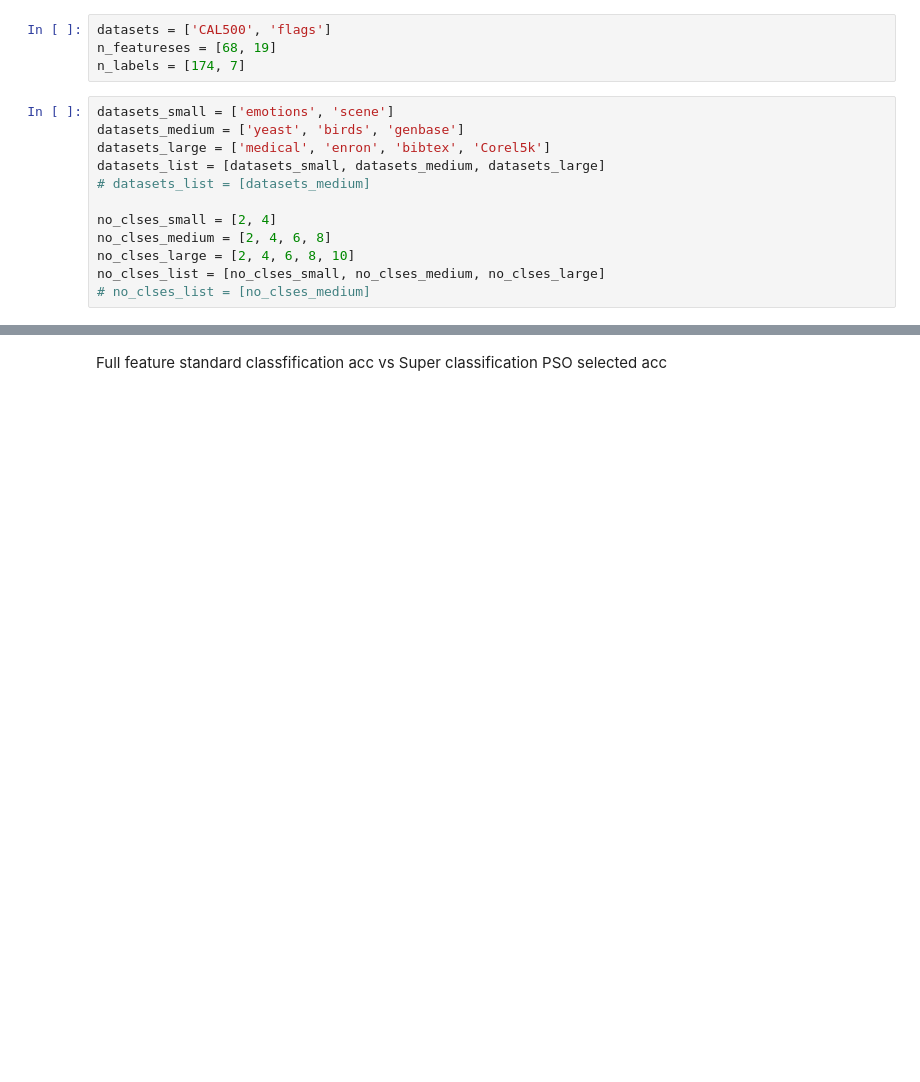
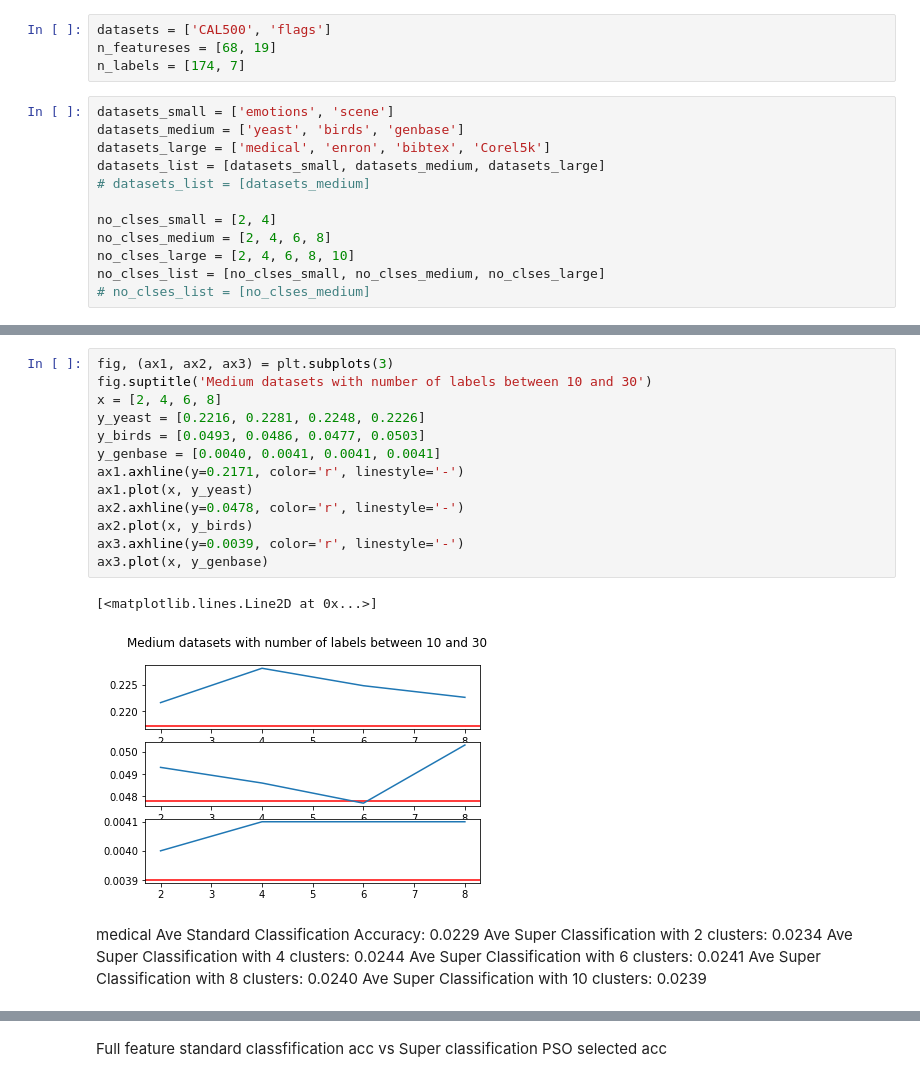
Before and after one commit to faylu-nz/Super_label_PSO_ML_FS, a Jupyter notebook: super_label.ipynb, the cells around one changed output, grey strips where cells are left out. Drawn from its saved outputs; the diff is of its cells as text; blank space fills up the shorter version.

```diff
--- a/super_label.ipynb
+++ b/super_label.ipynb
@@ -830,0 +787,24 @@ plt.show()
+# %%
+fig, (ax1, ax2, ax3) = plt.subplots(3)
+fig.suptitle('Medium datasets with number of labels between 10 and 30')
+x = [2, 4, 6, 8]
+y_yeast = [0.2216, 0.2281, 0.2248, 0.2226]
+y_birds = [0.0493, 0.0486, 0.0477, 0.0503]
+y_genbase = [0.0040, 0.0041, 0.0041, 0.0041]
+ax1.axhline(y=0.2171, color='r', linestyle='-')
+ax1.plot(x, y_yeast)
+ax2.axhline(y=0.0478, color='r', linestyle='-')
+ax2.plot(x, y_birds)
+ax3.axhline(y=0.0039, color='r', linestyle='-')
+ax3.plot(x, y_genbase)
+# %% [output]
+[<matplotlib.lines.Line2D at 0x...>]
+[figure, added]
+# %% [markdown]
+medical
+Ave Standard Classification Accuracy: 0.0229
+Ave Super Classification with 2 clusters: 0.0234
+Ave Super Classification with 4 clusters: 0.0244
+Ave Super Classification with 6 clusters: 0.0241
+Ave Super Classification with 8 clusters: 0.0240
+Ave Super Classification with 10 clusters: 0.0239
```
Also changed, not shown: parts of 48 cells of this notebook, 9 other files.
